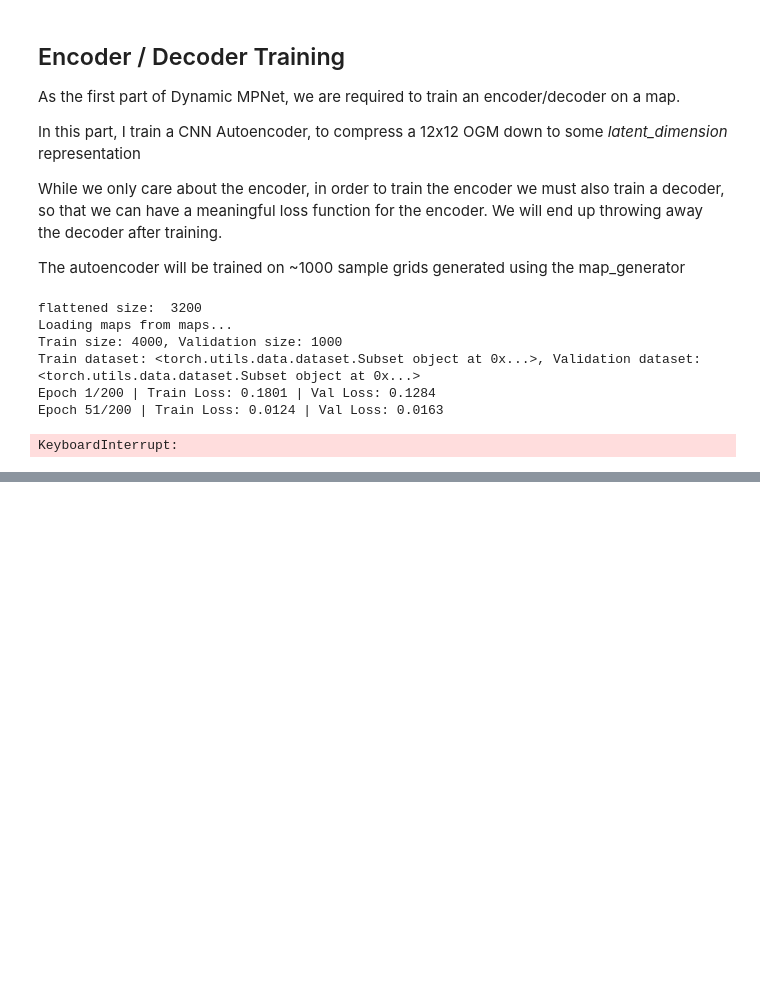
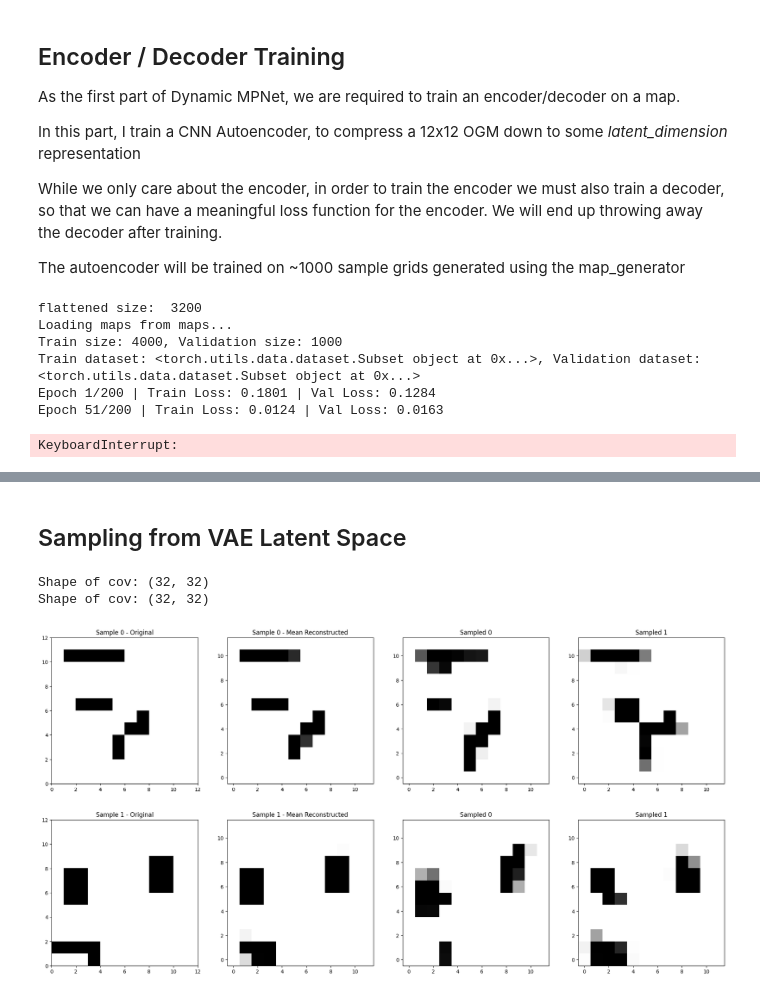
Before and after one commit to MarshallVielmetti/dynamic_mpnet, a Jupyter notebook: code/dynamic_mpnet.ipynb, the cells around one changed output, grey strips where cells are left out. Drawn from its saved outputs; the diff is of its cells as text; code cells hidden in the pictures; blank space fills up the shorter version.

Commit message:
vae sampling

```diff
--- a/code/dynamic_mpnet.ipynb
+++ b/code/dynamic_mpnet.ipynb
@@ -476,0 +559,61 @@ plt.show()
+# %% [markdown]
+## Sampling from VAE Latent Space
+# %%
+gen = OccupancyGridGenerator((12, 12), 5)
+
+plt.figure(figsize=(24, 12))
+
+# Generate 2 samples, generate sample 3 elements from latent space, and decode
+for i in range(2):
+    sampled_grid = gen.sample()
+    grid_env = GridEnvironment(sampled_grid)
+    plt.subplot(2, 4, (4*i)+1)
+    plt.title(f"Sample {i} - Original")
+    grid_env.plot(display=False)
+
+    sampled_grid_tensor = Tensor(sampled_grid)
+    sampled_grid_tensor = sampled_grid_tensor.unsqueeze(0).unsqueeze(0) # Add batch dimension
+
+    mean, cov = encoder.predict(sampled_grid_tensor)
+
+    mean_decoded = decoder(mean)
+    mean_decoded = mean_decoded.squeeze(0).squeeze(0) # Remove batch dimension
+    mean_decoded = mean_decoded.detach().cpu().numpy()
+    mean_decoded = np.clip(mean_decoded, 0, 1) # Clip values to [0, 1] range
+    mean_decoded = mean_decoded.T
+    plt.subplot(2, 4, (4*i)+2)
+    plt.imshow(mean_decoded, cmap='gray_r', origin='lower')
+    plt.title(f"Sample {i} - Mean Reconstructed")
+
+
+    mean = mean.squeeze(0).squeeze(0).detach().cpu().numpy()
+    cov = cov.squeeze(0).squeeze(0).detach().cpu().numpy()
+    cov = np.diag(cov)
+
+    print(f"Shape of cov: {cov.shape}")
+
+    for j in range(2):
+        # Sample from the latent space
+        z = np.random.multivariate_normal(mean, cov)
+
+        # Decode the latent space sample
+        z_tensor = Tensor(z)
+        z_tensor = z_tensor.unsqueeze(0).unsqueeze(0)
+
+        # Run the decoder
+        decoded = decoder(z_tensor)
+        decoded = decoded.squeeze(0).squeeze(0)
+        decoded = decoded.detach().cpu().numpy()
+
+        decoded = np.clip(decoded, 0, 1) # Clip values to [0, 1] range
+        decoded = decoded.T
+        plt.subplot(2, 4, (4*i) + j + 3)
+        plt.imshow(decoded, cmap='gray_r', origin='lower')
+        plt.title(f"Sampled {j}")
+
+
+plt.show()
+# %% [output]
+Shape of cov: (32, 32)
+Shape of cov: (32, 32)
+[figure, added]
```
Also changed, not shown: parts of 4 cells of this notebook, 4 other files.
